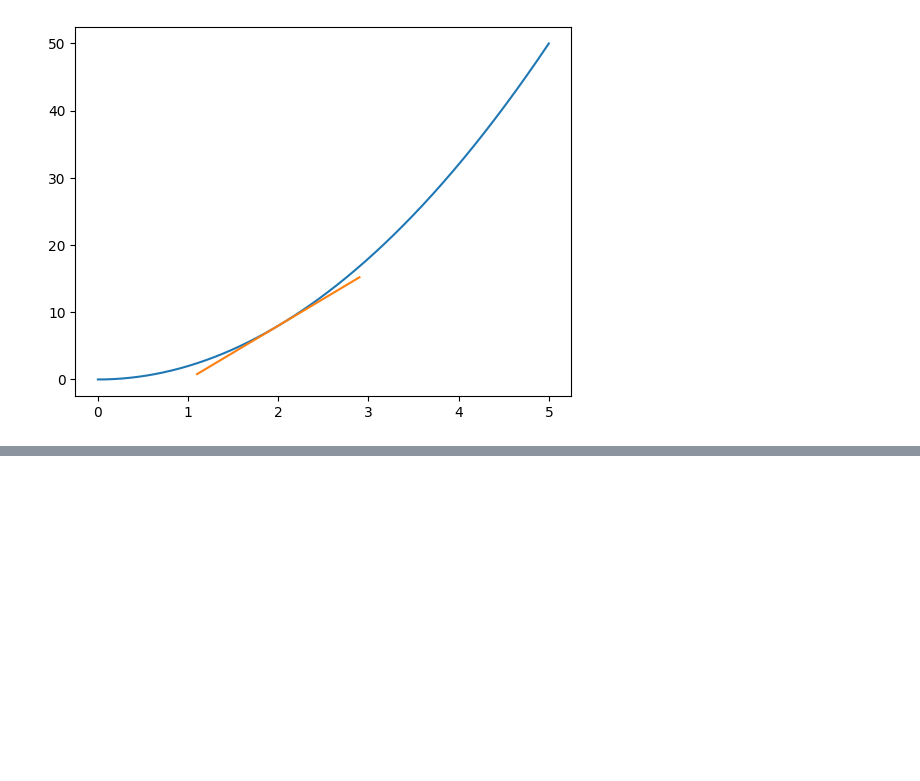
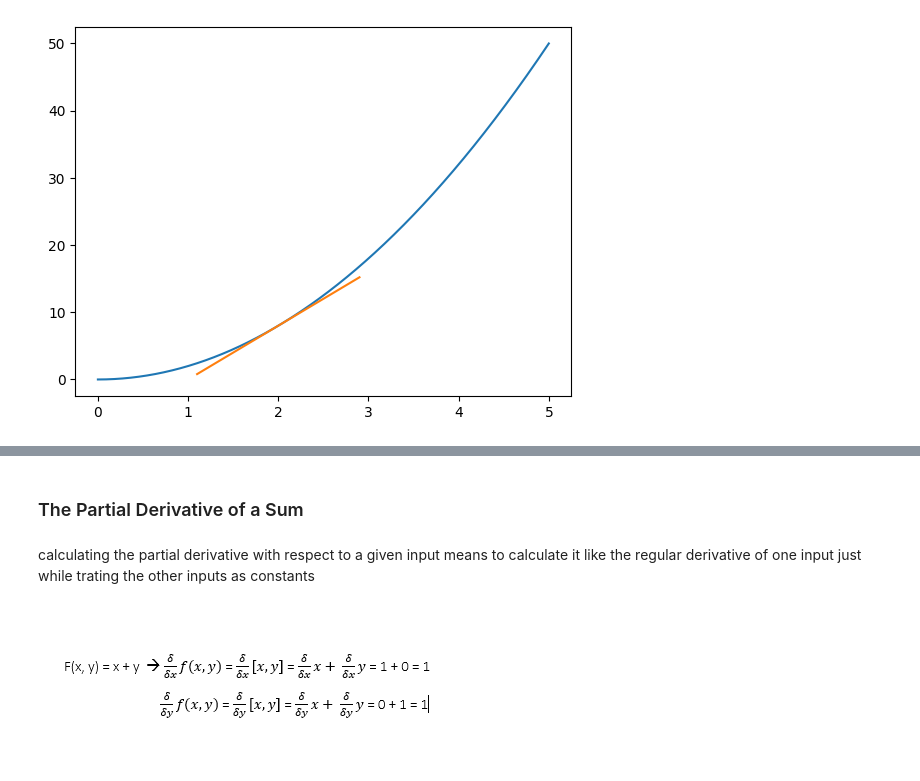
Before and after one commit to charu11/Neural-Networks-from-Scratch, a Jupyter notebook: Neural_networks_from_scratch.ipynb, the cells around one changed output, grey strips where cells are left out. Cells and saved outputs as stored; diff of their text form; code cells hidden in the pictures; blank space fills up the shorter version.

Commit message:
Partial derivative started

```diff
--- a/Neural_networks_from_scratch.ipynb
+++ b/Neural_networks_from_scratch.ipynb
@@ -1281,0 +1298,8 @@ plt.show()
+# %% [markdown]
+### The Partial Derivative of a Sum
+# %% [markdown]
+calculating the partial derivative with respect to a given input means to calculate it like the regular derivative of one input just while trating the other inputs as constants
+# %%
+Image('/content/drive/MyDrive/Neural Networks from Scratch/ch08_02.PNG')
+# %% [output]
+[figure, added]
```
Also changed, not shown: parts of 4 cells of this notebook.
